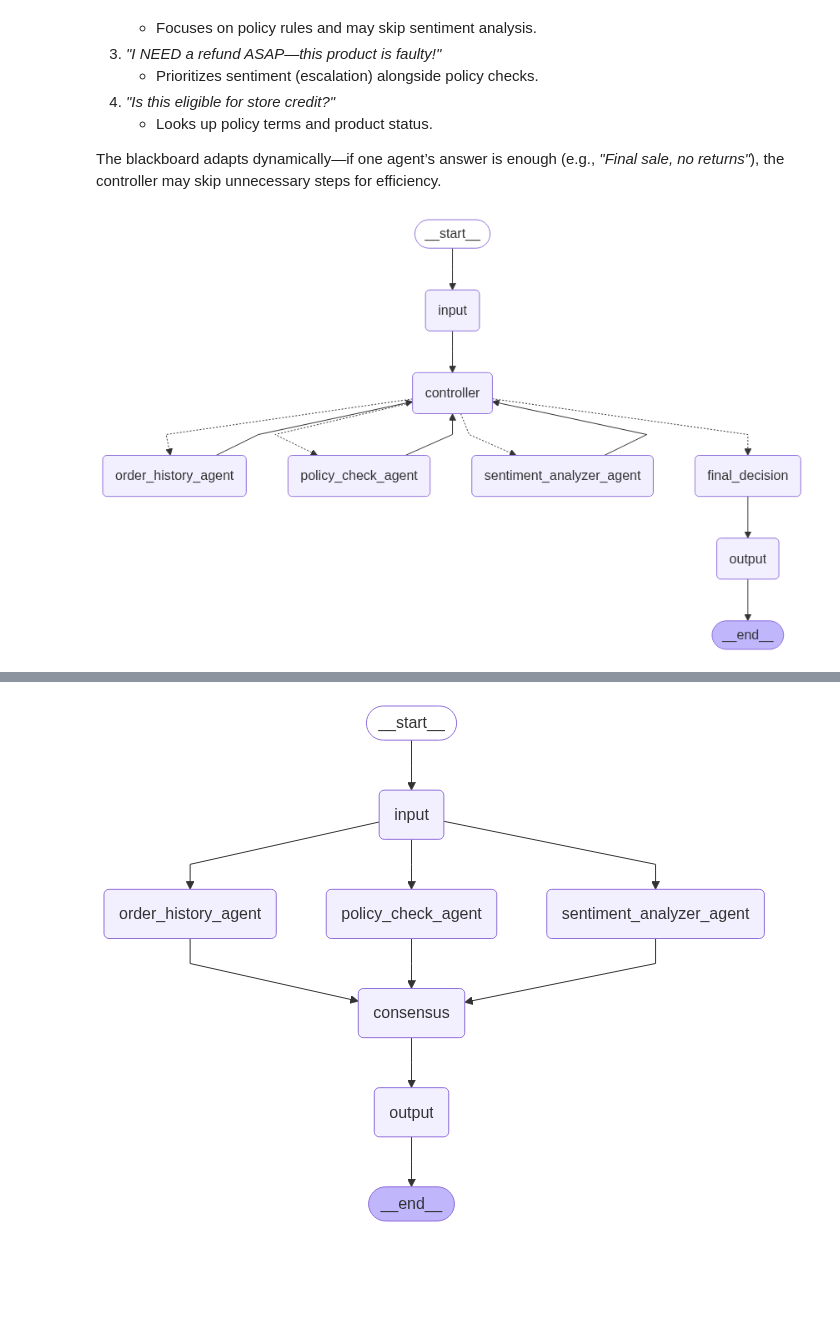
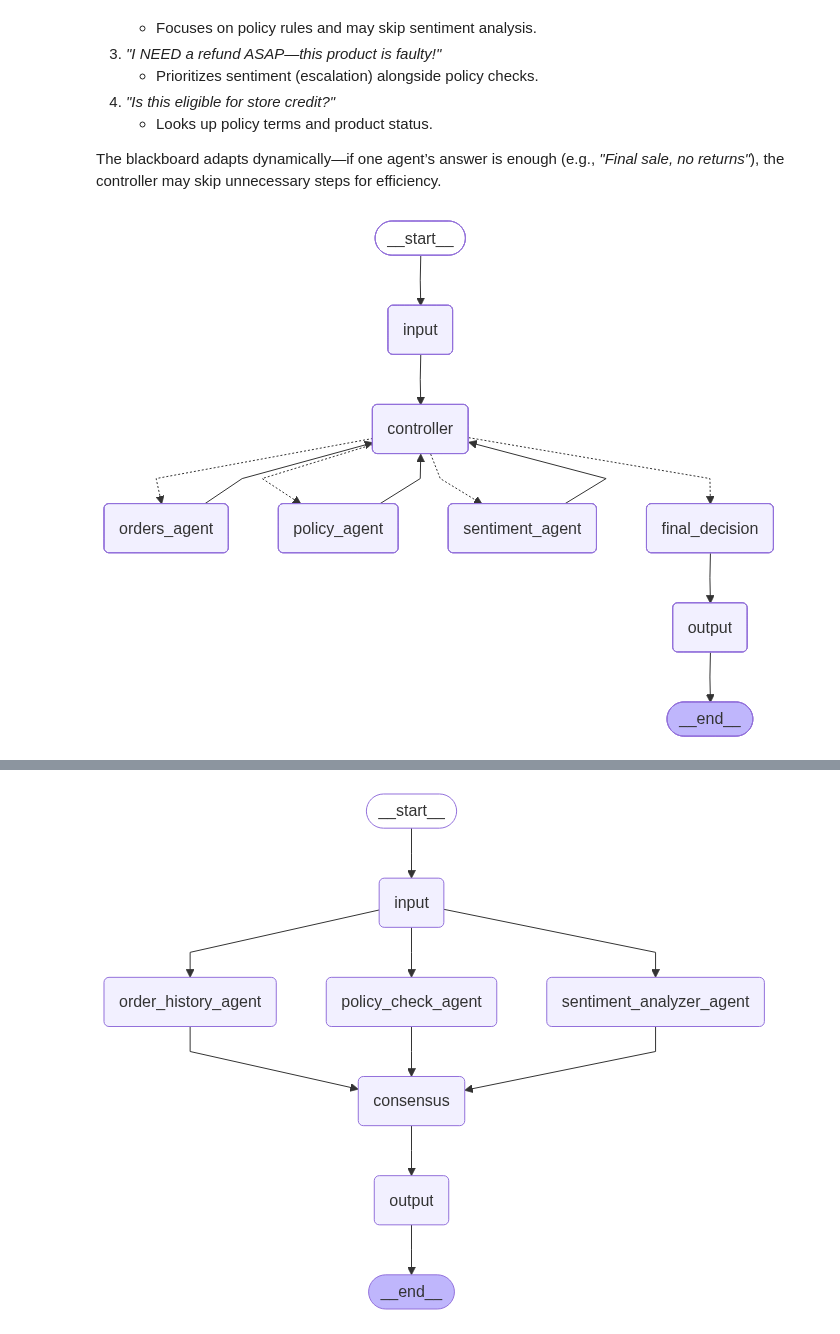
Before and after one commit to acloudfan/gen-ai-app-dev, a Jupyter notebook: Multi-Agent/multi-agent-collaboration-patterns.ipynb, the cells around one changed output, grey strips where cells are left out. Cells and saved outputs as stored; diff of their text form; code cells hidden in the pictures; blank space fills up the shorter version.

Commit message:
multi-agent

```diff
--- a/Multi-Agent/multi-agent-collaboration-patterns.ipynb
+++ b/Multi-Agent/multi-agent-collaboration-patterns.ipynb
@@ -58,7 +60,7 @@ import random
 # State = Our centralized blackboard
 class BlackboardState:
     query: str
-    product_info: str = ""
+    customer_orders: list = []
     return_policy: str = ""
     customer_sentiment: str = ""
     final_answer: str = ""
@@ -67,19 +69,19 @@ class BlackboardState:
 workflow = StateGraph(BlackboardState)
 
 # --- Define Blackboard Agents (same as before but now write to specific fields) ---
-def order_history_agent(state):
-    """Writes product availability to blackboard"""
-    brands = ["Nike", "Adidas", "Generic"]
-    return {"product_info": f"Available ({random.choice(brands)})"}
+def orders_agent(state):
+    """Writes customer's orders history to the blackboard"""
+    orders = [{"order":1, "items":[1,2,3]}] # Just a sample
+    return {"customer_orders": orders}
 
-def policy_check_agent(state):
-    """Writes return policy to blackboard"""
-    policies = ["30-day return", "Store credit only", "Final sale"]
-    return {"return_policy": random.choice(policies)}
+def policy_agent(state):
+    """Writes return policy for the product to the blackboard"""
+    policy = ["30-day return"] # Just a sample
+    return {"return_policy": policy}
 
-def sentiment_analyzer_agent(state):
+def sentiment_agent(state):
     """Writes sentiment analysis to blackboard"""
-    moods = ["Normal", "Urgent", "Escalate"]
+    moods = ["Normal", "Urgent", "Escalate"] # Just a sample
     return {"customer_sentiment": random.choice(moods)}
 
 # --- Controller Logic ---
@@ -88,12 +90,12 @@ def controller_agent(state):
     next_agent = None
 
     # Simple control logic - check what information is missing
-    if not state.product_info:
-        next_agent = "order_history_agent"
+    if not state.customer_orders:
+        next_agent = "orders_agent"
     elif not state.return_policy:
-        next_agent = "policy_check_agent"
+        next_agent = "policy_agent"
     elif not state.customer_sentiment:
-        next_agent = "sentiment_analyzer_agent"
+        next_agent = "sentiment_agent"
     else:
         # All information gathered - proceed to final decision
         next_agent = "final_decision"
@@ -102,50 +104,50 @@ def controller_agent(state):
 
 def final_decision_agent(state):
     """Synthesizes the final answer from blackboard contents"""
-    decision = (f"Product: {state.product_info}. "
+    decision = (f"Product: {state.customer_orders}. "
                 f"Policy: {state.return_policy}. "
                 f"Sentiment: {state.customer_sentiment}")
     return {"final_answer": decision}
 
 # --- Add Nodes ---
 workflow.add_node("input", lambda state: {"query": "Can I return this?"})
 workflow.add_node("controller", controller_agent)
-workflow.add_node("order_history_agent", order_history_agent)
-workflow.add_node("policy_check_agent", policy_check_agent)
-workflow.add_node("sentiment_analyzer_agent", sentiment_analyzer_agent)
+workflow.add_node("orders_agent", orders_agent)
+workflow.add_node("policy_agent", policy_agent)
+workflow.add_node("sentiment_agent", sentiment_agent)
 workflow.add_node("final_decision", final_decision_agent)
 workflow.add_node("output", lambda state: print(state.final_answer))
 
 # --- Blackboard-Specific Edges ---
 workflow.set_entry_point("input")
 workflow.add_edge("input", "controller")
 
 # Controller decides the flow dynamically
 workflow.add_conditional_edges(
     "controller",
     lambda state: state.next_agent,
     {
-        "order_history_agent": "order_history_agent",
-        "policy_check_agent": "policy_check_agent",
-        "sentiment_analyzer_agent": "sentiment_analyzer_agent",
+        "orders_agent": "orders_agent",
+        "policy_agent": "policy_agent",
+        "sentiment_agent": "sentiment_agent",
         "final_decision": "final_decision"
     }
 )
 
 # All agents return to controller after completing their task
-workflow.add_edge("order_history_agent", "controller")
-workflow.add_edge("policy_check_agent", "controller")
-workflow.add_edge("sentiment_analyzer_agent", "controller")
+workflow.add_edge("orders_agent", "controller")
+workflow.add_edge("policy_agent", "controller")
+workflow.add_edge("sentiment_agent", "controller")
 
 # Final steps
 workflow.add_edge("final_decision", "output")
 workflow.set_finish_point("output")
 
 # --- Visualize ---
 app = workflow.compile()
 app
 # %% [output]
-[figure, old version]
+[figure, new version]
 # %% [markdown]
 ## 2. Swarm pattern
 
```
Also changed, not shown: parts of 2 cells of this notebook, 3 other files.
